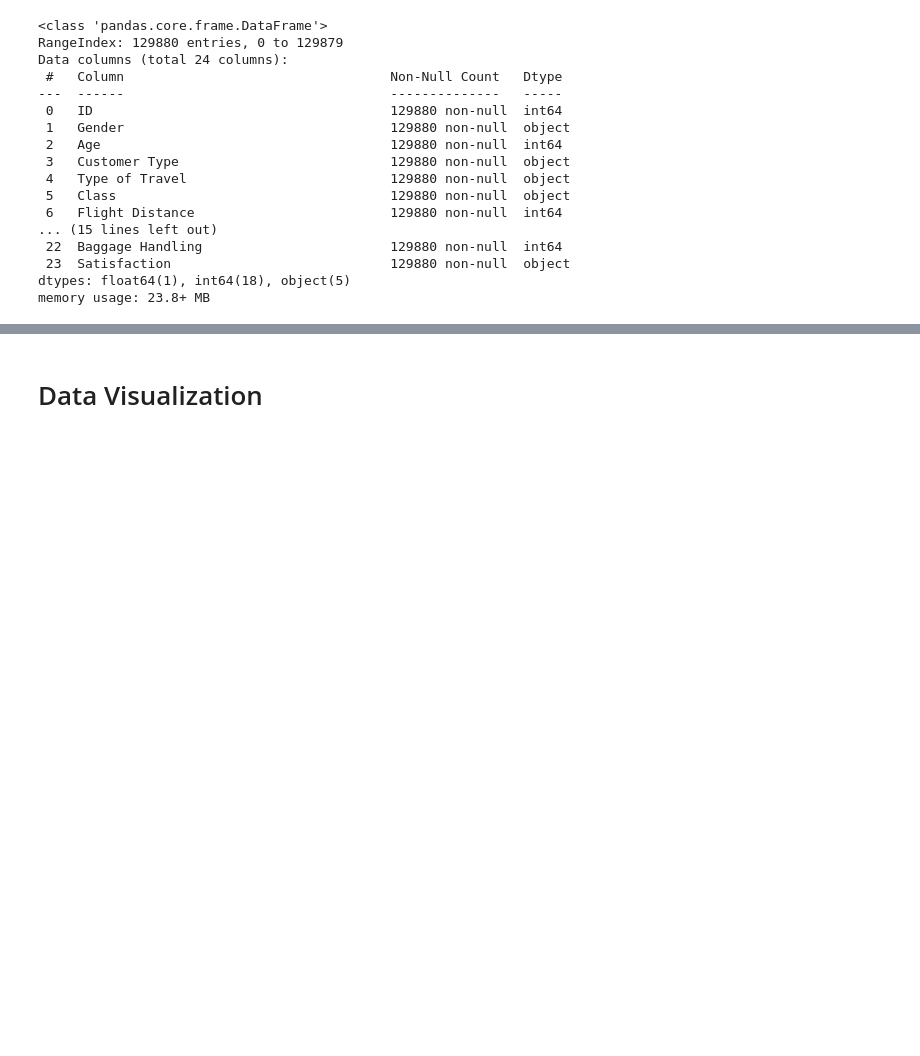
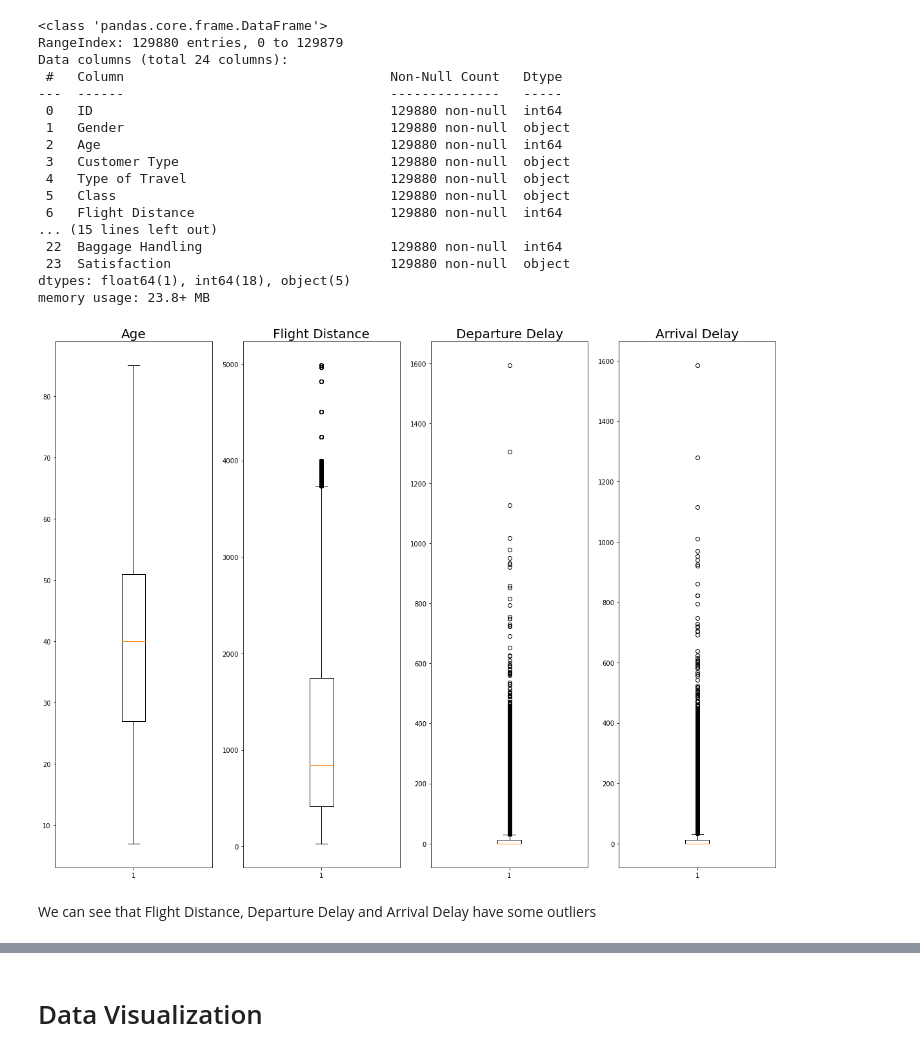
Before and after one commit to sirjanashrestha/Airlines_Passenger_Satisfaction, a Jupyter notebook: Airlines_Passenger.ipynb, the cells around one changed output, grey strips where cells are left out. Cells and saved outputs as stored; diff of their text form; code cells hidden in the pictures; blank space fills up the shorter version.

Commit message:
Adding visualization

```diff
--- a/Airlines_Passenger.ipynb
+++ b/Airlines_Passenger.ipynb
@@ -100,0 +104,14 @@ memory usage: 23.8+ MB
+# %%
+# Inspect Outliers
+plt.figure(figsize=(20,15))
+check_list=['Age','Flight Distance','Departure Delay','Arrival Delay']
+for i in range(len(check_list)):
+    plt.subplot(1, len(check_list), i+1)
+    plt.boxplot(df[check_list[i]])
+    plt.title(check_list[i],fontsize=20)
+
+plt.show()
+# %% [output]
+[figure, added]
+# %% [markdown]
+We can see that Flight Distance, Departure Delay and Arrival Delay have some outliers
```
Also changed, not shown: parts of 31 cells of this notebook.
